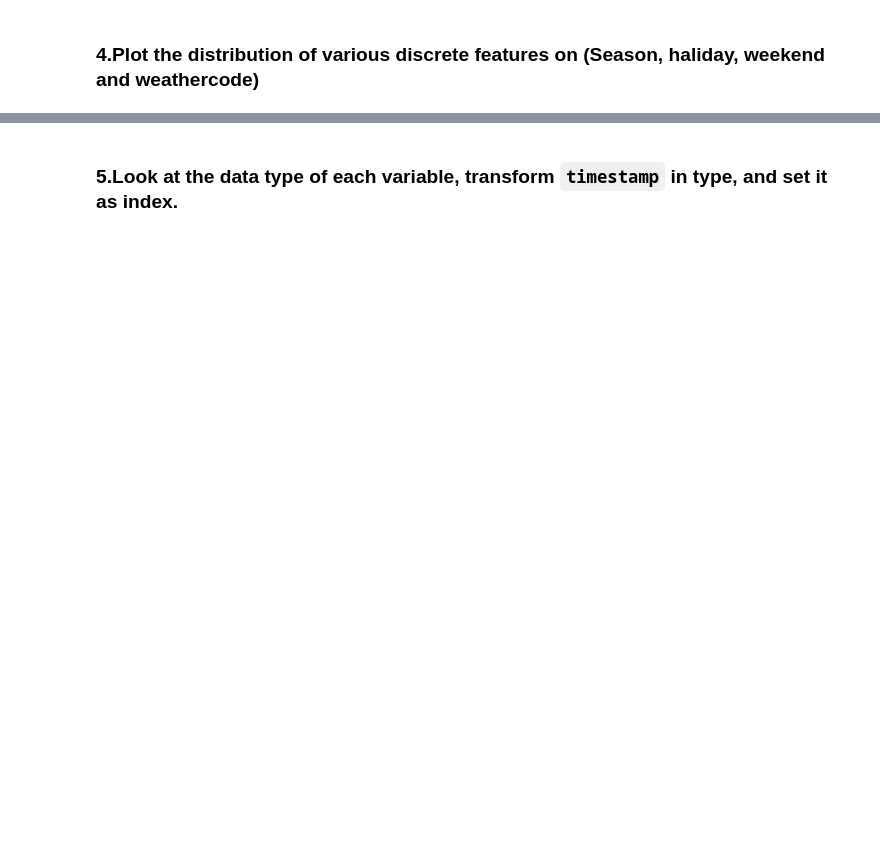
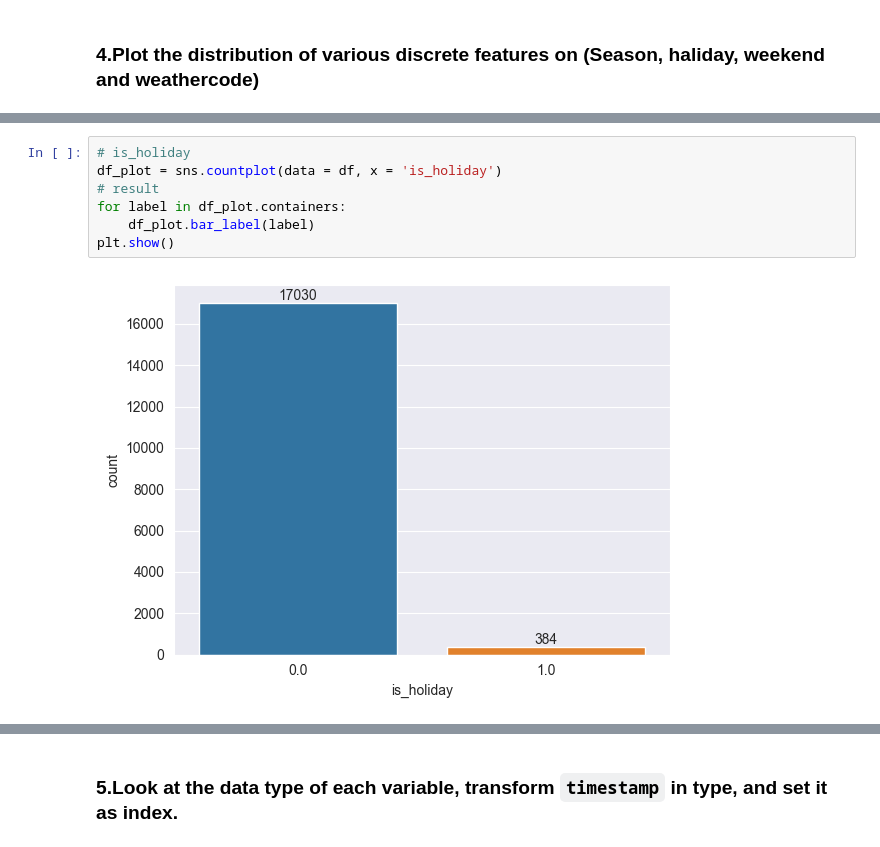
Before and after one commit to fenyx-it-academy/Class7-Week20-Data-Visualization-Seaborn-Matplotlib, a Jupyter notebook: Data_Visualisation_(Seaborn_Matplotlib).ipynb, the cells around one changed output, grey strips where cells are left out. Saved outputs shown, nothing was run; the diff lists cells and outputs as text; blank space fills up the shorter version.

```diff
--- a/Data_Visualisation_(Seaborn_Matplotlib).ipynb
+++ b/Data_Visualisation_(Seaborn_Matplotlib).ipynb
@@ -70,0 +117,9 @@ warnings.filterwarnings("ignore")
+# %%
+# is_holiday
+df_plot = sns.countplot(data = df, x = 'is_holiday')
+# result
+for label in df_plot.containers:
+    df_plot.bar_label(label)
+plt.show()
+# %% [output]
+[figure, added]
```
Also changed, not shown: parts of 52 cells of this notebook.
